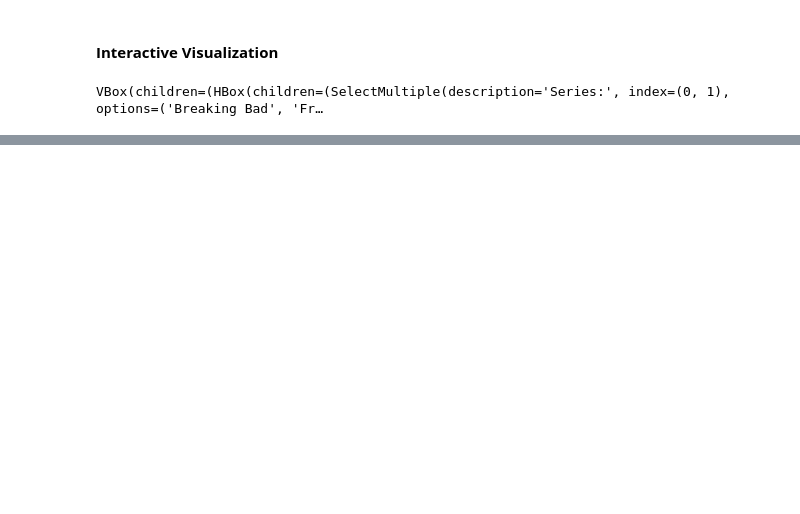
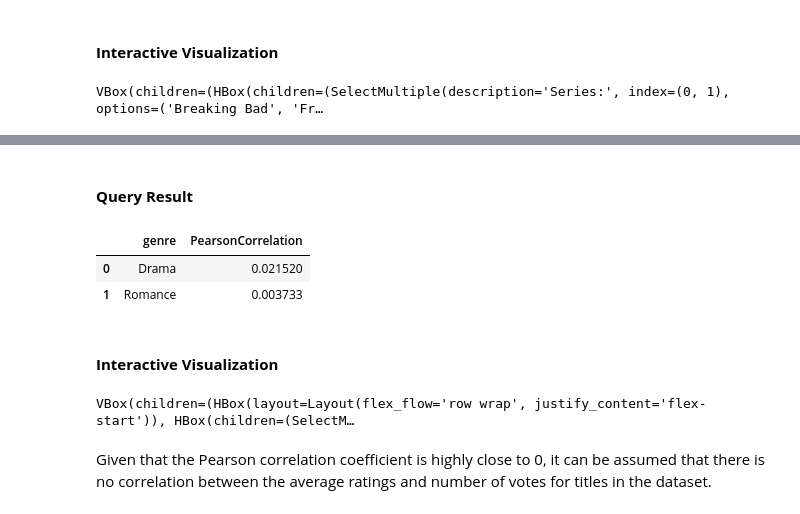
Before and after one commit to ezra-jeo/STADVDB-OLAP, a Jupyter notebook: notebooks/visualization.ipynb, the cells around one changed output, grey strips where cells are left out. Drawn from its saved outputs; the diff is of its cells as text; code cells hidden in the pictures; blank space fills up the shorter version.

Commit message:
feat: Completed all visualizations

```diff
--- a/notebooks/visualization.ipynb
+++ b/notebooks/visualization.ipynb
@@ -1497,0 +1489,80 @@ CREATE INDEX idx_fact_releaseYearKey ON FactTitle(releaseYearKey);
+# %% [markdown]
+#### **Query Result**
+# %%
+params_8 = {
+  "genreList": "Drama,Romance"
+}
+
+query_8 = """
+SELECT
+  g.genre,
+  (
+    (COUNT(*) * SUM(f.averageRating * f.numVotes) - SUM(f.averageRating) * SUM(f.numVotes)) /
+    SQRT((COUNT(*) * SUM(f.averageRating * f.averageRating) - POWER(SUM(f.averageRating), 2)) * (COUNT(*) * SUM(f.numVotes * f.numVotes) - POWER(SUM(f.numVotes), 2)))
+  ) AS PearsonCorrelation
+FROM FactTitle f
+JOIN BridgeTitleGenre btg ON f.tconst = btg.tconst
+JOIN DimGenre g ON btg.genreKey = g.genreKey
+WHERE FIND_IN_SET(g.genre, :genreList) > 0
+GROUP BY g.genre
+ORDER BY PearsonCorrelation DESC;
+"""
+# %%
+result_8 = run_sql(query_8, engine, params=params_8)
+
+result_8.head()
+# %% [output]
+|  | genre | PearsonCorrelation |
+| 0 | Drama | 0.021520 |
+| 1 | Romance | 0.003733 |
+# %% [markdown]
+#### **Interactive Visualization**
+# %%
+param_config_8 = {
+    "genreList": {
+        "widget": SelectMultiple(
+            options=["Action", "Adventure", "Animation", "Comedy", "Crime", "Drama", "Horror", "Romance", "Sci-Fi"],
+            value=["Drama", "Romance"],
+            description="Genres:"
+        ),
+        "transform": lambda v: ",".join(v)
+    }
+}
+
+def plot_genre_correlation(df):
+    if df.empty:
+        raise ValueError("No data to display.")
+
+    fig = px.bar(
+        df,
+        x="genre",
+        y="PearsonCorrelation",
+        color="genre",
+        text="PearsonCorrelation",
+        title="Correlation Between Ratings and Votes by Genre",
+        height=600
+    )
+
+    fig.update_traces(texttemplate="%{text:.3f}", textposition="outside")
+    fig.update_layout(
+        xaxis_title="Genre",
+        yaxis_title="Pearson Correlation",
+        yaxis=dict(range=[-1, 1]),
+        margin=dict(l=40, r=40, t=60, b=100),
+        showlegend=False
+    )
+
+    return fig
+
+make_interactive_query(
+    engine,
+    text(query_8),
+    param_config_8,
+    plot_genre_correlation,
+    title="Analytical Report 8: *Genre-Based Correlation Analysis Between Average Ratings and Number of Votes"
+)
+# %% [output]
+VBox(children=(HBox(layout=Layout(flex_flow='row wrap', justify_content='flex-start')), HBox(children=(SelectM…
+# %% [markdown]
+Given that the Pearson correlation coefficient is highly close to 0, it can be assumed that there is no correlation between the
+average ratings and number of votes for titles in the dataset.
```
Also changed, not shown: parts of 29 cells of this notebook, 4 other files.
